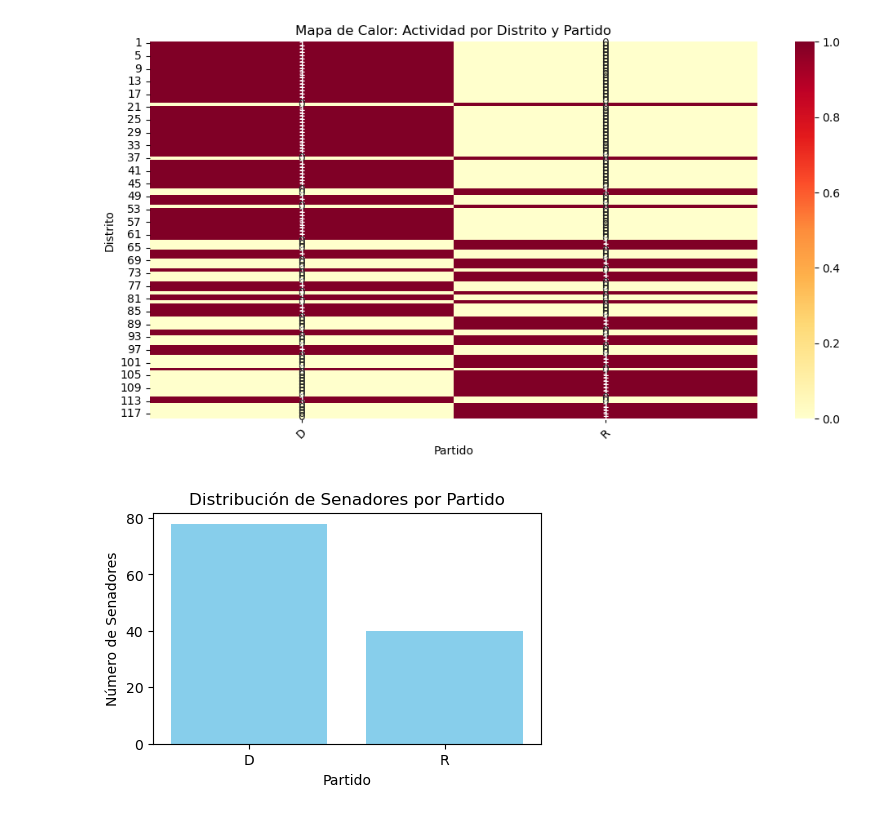
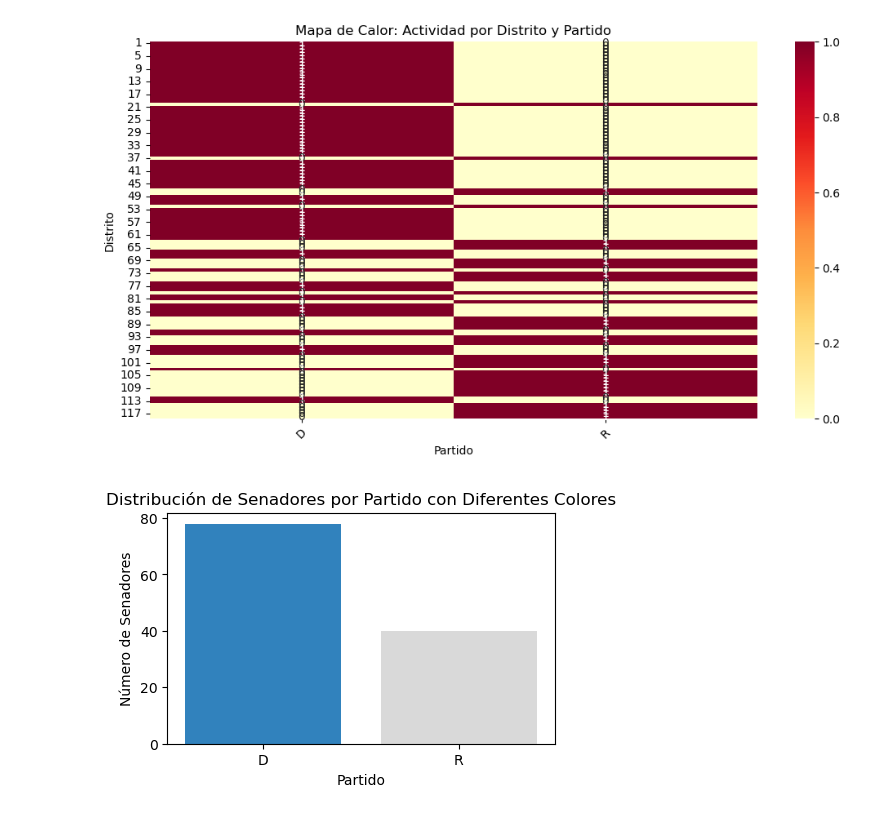
Before and after one commit to blassvelas1/CLASEFINAL, a Jupyter notebook: 02_web_scraping (1).ipynb, the cells around one changed output. Cells and saved outputs as stored; diff of their text form; code cells hidden in the pictures.

Commit message:
Update-Grafica

```diff
--- a/02_web_scraping (1).ipynb
+++ b/02_web_scraping (1).ipynb
@@ -804,34 +804,37 @@ def get_data_from_db():
         host="localhost",
         port="5432"
     )
     cursor = conn.cursor()
 
     # Obtener distribución de senadores/casa por partido
     cursor.execute("SELECT party, COUNT(*) FROM structured_logs GROUP BY party;")
     party_data = cursor.fetchall()
 
     # Obtener distribución de senadores/casa por distrito
     cursor.execute("SELECT distrit, COUNT(*) FROM structured_logs GROUP BY distrit;")
     district_data = cursor.fetchall()
 
     conn.close()
     return party_data, district_data
 
 # Graficar distribución de senadores por partido en un gráfico de barras
 def plot_bar_chart(party_data):
     labels, sizes = zip(*party_data)
 
+    # Generar una lista de colores diferentes para las barras
+    colors = plt.cm.tab20c(np.linspace(0, 1, len(labels)))  # Usando una paleta de colores distinta
+
     plt.figure(figsize=(5,3))
-    plt.bar(labels, sizes, color="skyblue")
+    plt.bar(labels, sizes, color=colors)
     plt.xlabel('Partido')
     plt.ylabel('Número de Senadores')
-    plt.title('Distribución de Senadores por Partido')
+    plt.title('Distribución de Senadores por Partido con Diferentes Colores')
     plt.show()
 
 if __name__ == "__main__":
     party_data, district_data = get_data_from_db()
 
-    # Graficar la distribución de senadores por partido en un gráfico de barras
+    # Graficar la distribución de senadores por partido con diferentes colores
     plot_bar_chart(party_data)
 # %% [output]
-[figure, old version]
+[figure, new version]
```
Also changed, not shown: parts of 1 cell of this notebook.
